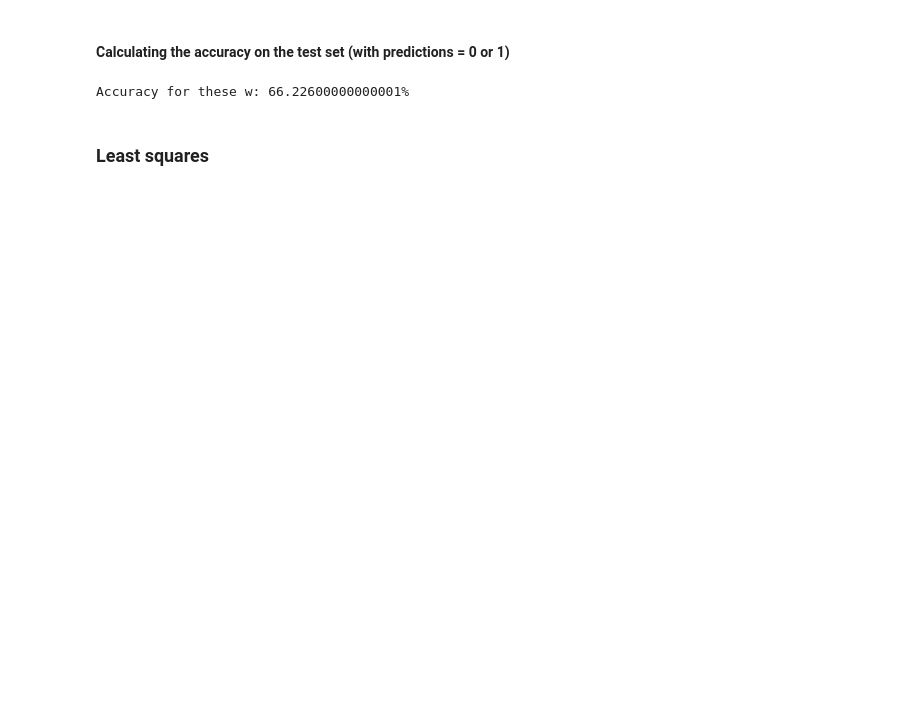
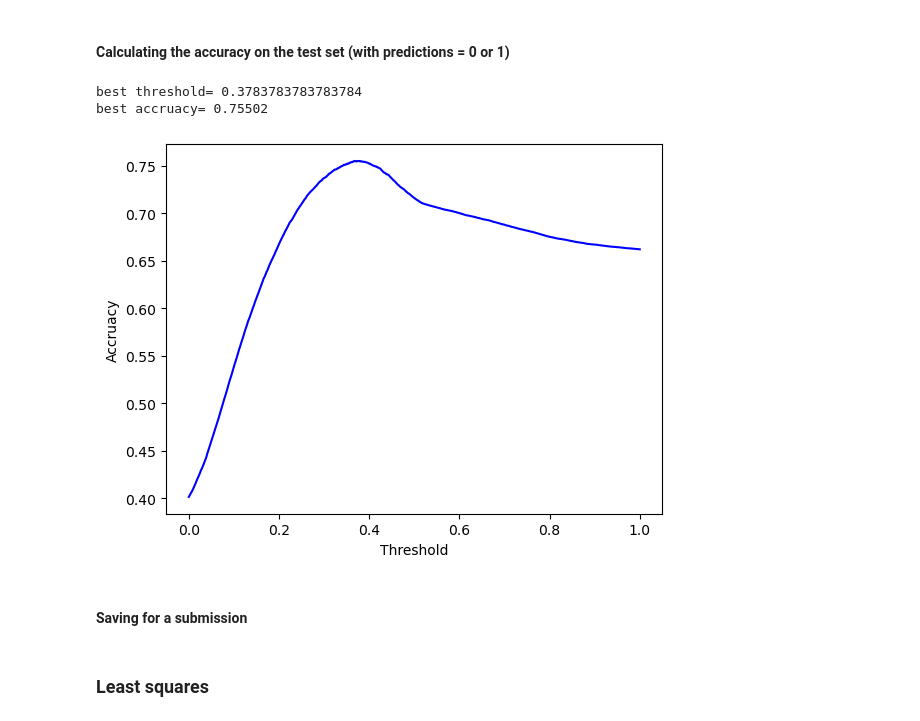
Before and after one commit to CS-433/ml-project-1-mlmybeloved, a Jupyter notebook: HiggsImmaFindYou.ipynb, the cells around one changed output. Drawn from its saved outputs; the diff is of its cells as text; code cells hidden in the pictures; blank space fills up the shorter version.

```diff
--- a/HiggsImmaFindYou.ipynb
+++ b/HiggsImmaFindYou.ipynb
@@ -118,9 +153,11 @@ Epoch 9 : Training loss: 0.1495275167101783 Test loss: 0.14861867209063506
 # %% [markdown]
 #### Calculating the accuracy on the test set (with predictions = 0 or 1)
-# %%
-y_hat_cont = tx_te@w_SGD
-y_hat = [1 if yi > 0.40 else 0 for yi in y_hat_cont]
-accuracy = 1-abs(y_te-y_hat).mean()
-print(f"Accuracy for these w: {accuracy*100}%")
-# %% [output]
-Accuracy for these w: 66.22600000000001%
+# %%
+best_threshold, best_accruacy = threshold_selection_and_plot(tx_te, y_te, w_SGD) # TODO TESTING OTHER THRESHOLD VALUES
+print("best threshold=", best_threshold,"\nbest accruacy=",best_accruacy)
+# %% [output]
+best threshold= 0.3783783783783784
+best accruacy= 0.75502
+[figure, added]
+# %% [markdown]
+#### Saving for a submission
```
Also changed, not shown: parts of 29 cells of this notebook, 1 other file.
